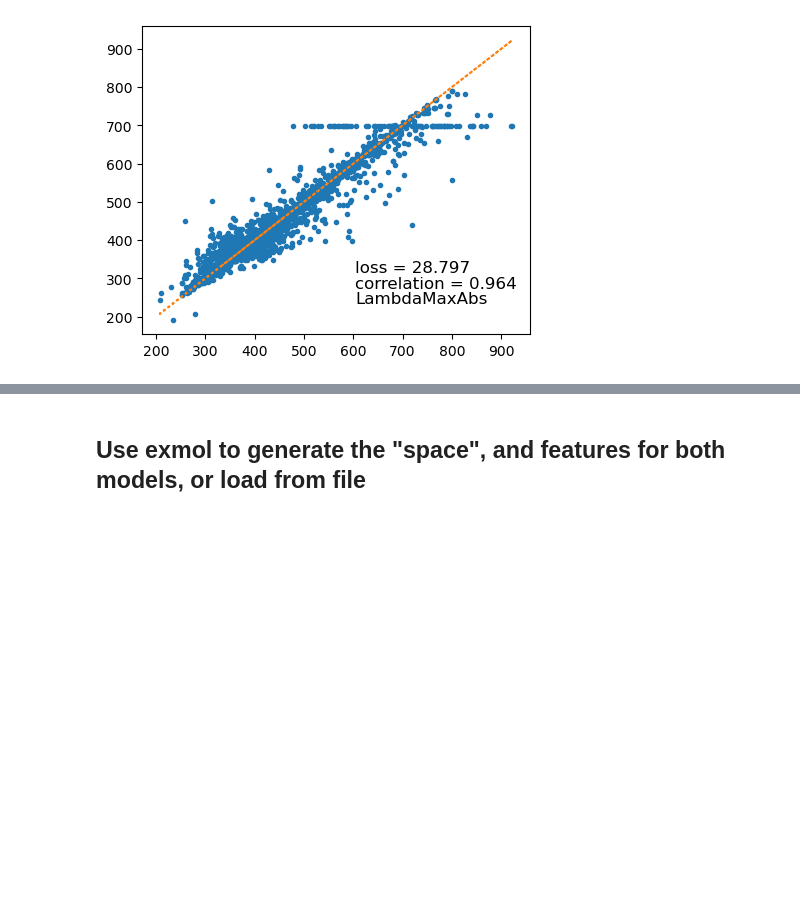
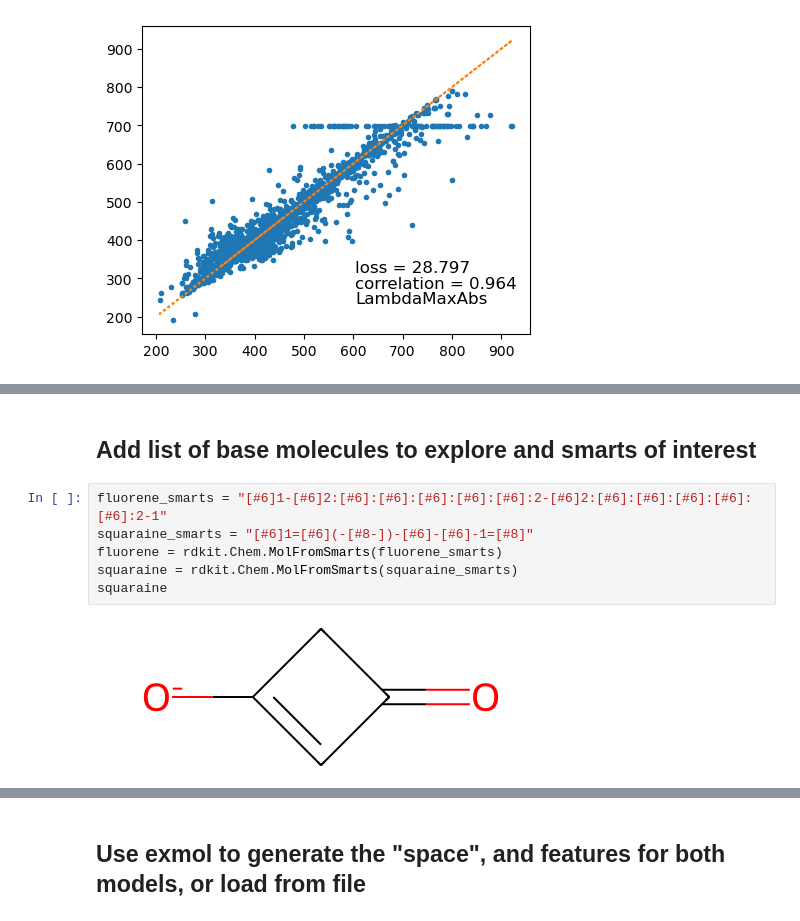
Before and after one commit to ChrisCollison/spectrum, a Jupyter notebook: spectrum.ipynb, the cells around one changed output, grey strips where cells are left out. Cells and saved outputs as stored; diff of their text form; blank space fills up the shorter version.

```diff
--- a/spectrum.ipynb
+++ b/spectrum.ipynb
@@ -280,0 +221,10 @@ The number of entries with this smarts fragment present is 364 of 8041
+# %% [markdown]
+## Add list of base molecules to explore and smarts of interest
+# %%
+fluorene_smarts = "[#6]1-[#6]2:[#6]:[#6]:[#6]:[#6]:[#6]:2-[#6]2:[#6]:[#6]:[#6]:[#6]:[#6]:2-1"
+squaraine_smarts = "[#6]1=[#6](-[#8-])-[#6]-[#6]-1=[#8]"
+fluorene = rdkit.Chem.MolFromSmarts(fluorene_smarts)
+squaraine = rdkit.Chem.MolFromSmarts(squaraine_smarts)
+squaraine
+# %% [output]
+[figure, added]
```
Also changed, not shown: parts of 15 cells of this notebook, 2 other files.
